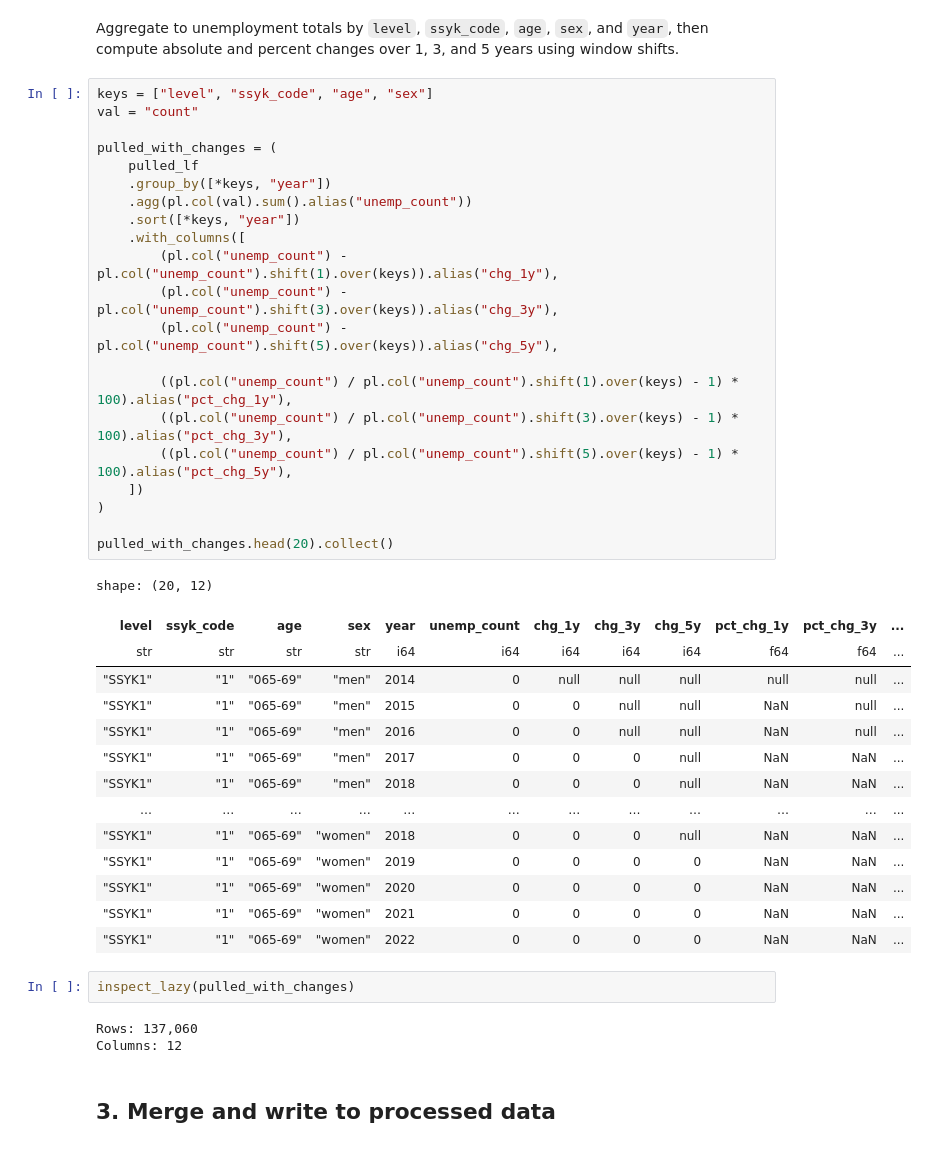
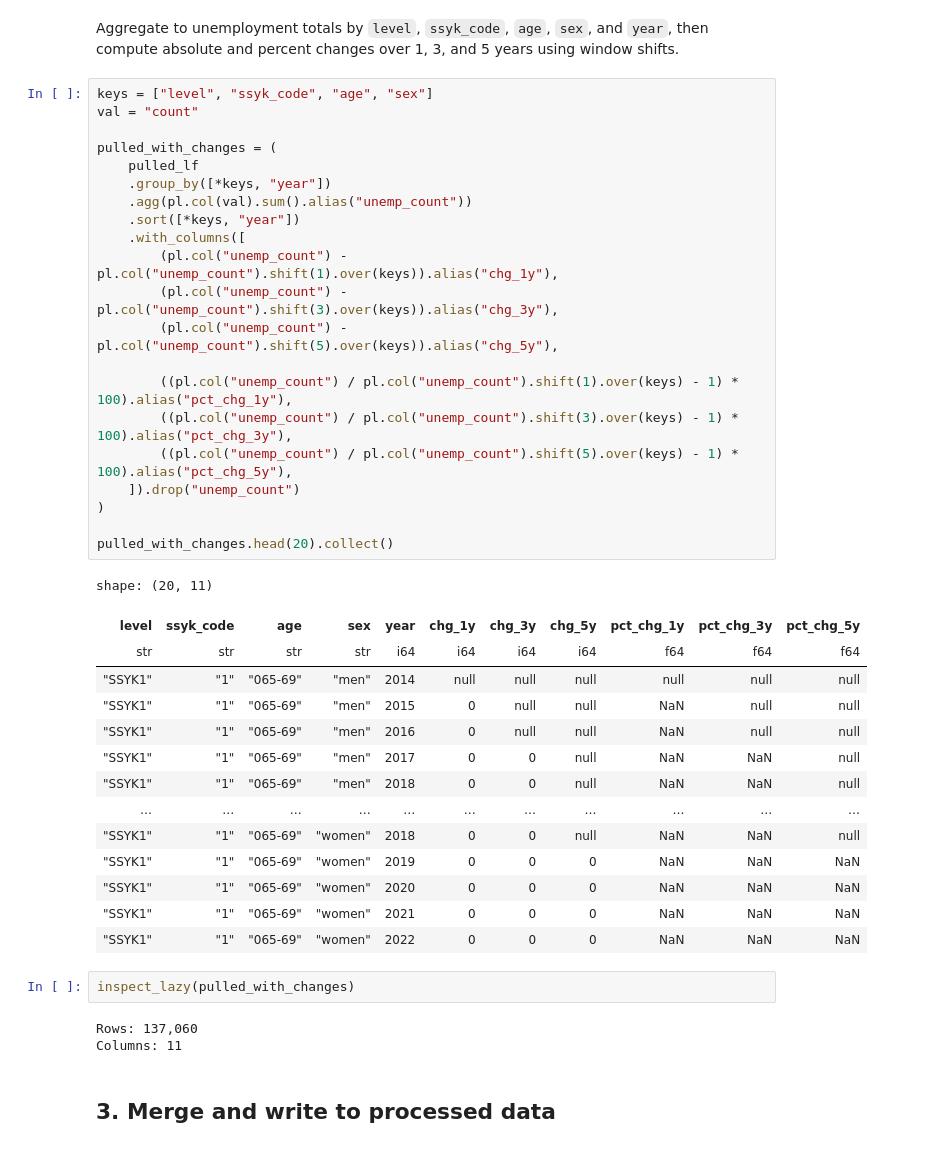
Before and after one commit to joseph-data/AI_Econ_daioe_years, a Jupyter notebook: notebooks/data_edits.ipynb, the cells around one changed output. Drawn from its saved outputs; the diff is of its cells as text.

```diff
--- a/notebooks/data_edits.ipynb
+++ b/notebooks/data_edits.ipynb
@@ -53,44 +53,44 @@ Aggregate to unemployment totals by `level`, `ssyk_code`, `age`, `sex`, and `yea
 # %%
 keys = ["level", "ssyk_code", "age", "sex"]
 val = "count"
 
 pulled_with_changes = (
     pulled_lf
     .group_by([*keys, "year"])
     .agg(pl.col(val).sum().alias("unemp_count"))
     .sort([*keys, "year"])
     .with_columns([
         (pl.col("unemp_count") - pl.col("unemp_count").shift(1).over(keys)).alias("chg_1y"),
         (pl.col("unemp_count") - pl.col("unemp_count").shift(3).over(keys)).alias("chg_3y"),
         (pl.col("unemp_count") - pl.col("unemp_count").shift(5).over(keys)).alias("chg_5y"),
 
         ((pl.col("unemp_count") / pl.col("unemp_count").shift(1).over(keys) - 1) * 100).alias("pct_chg_1y"),
         ((pl.col("unemp_count") / pl.col("unemp_count").shift(3).over(keys) - 1) * 100).alias("pct_chg_3y"),
         ((pl.col("unemp_count") / pl.col("unemp_count").shift(5).over(keys) - 1) * 100).alias("pct_chg_5y"),
-    ])
+    ]).drop("unemp_count")
 )
 
 pulled_with_changes.head(20).collect()
 # %% [output]
-shape: (20, 12)
+shape: (20, 11)
-| level | ssyk_code | age | sex | year | unemp_count | chg_1y | chg_3y | chg_5y | pct_chg_1y | pct_chg_3y | ... |
-| str | str | str | str | i64 | i64 | i64 | i64 | i64 | f64 | f64 | ... |
-| "SSYK1" | "1" | "065-69" | "men" | 2014 | 0 | null | null | null | null | null | ... |
-| "SSYK1" | "1" | "065-69" | "men" | 2015 | 0 | 0 | null | null | NaN | null | ... |
-| "SSYK1" | "1" | "065-69" | "men" | 2016 | 0 | 0 | null | null | NaN | null | ... |
-| "SSYK1" | "1" | "065-69" | "men" | 2017 | 0 | 0 | 0 | null | NaN | NaN | ... |
-| "SSYK1" | "1" | "065-69" | "men" | 2018 | 0 | 0 | 0 | null | NaN | NaN | ... |
-| … | … | … | … | … | … | … | … | … | … | … | ... |
-| "SSYK1" | "1" | "065-69" | "women" | 2018 | 0 | 0 | 0 | null | NaN | NaN | ... |
-| "SSYK1" | "1" | "065-69" | "women" | 2019 | 0 | 0 | 0 | 0 | NaN | NaN | ... |
-| "SSYK1" | "1" | "065-69" | "women" | 2020 | 0 | 0 | 0 | 0 | NaN | NaN | ... |
-| "SSYK1" | "1" | "065-69" | "women" | 2021 | 0 | 0 | 0 | 0 | NaN | NaN | ... |
-| "SSYK1" | "1" | "065-69" | "women" | 2022 | 0 | 0 | 0 | 0 | NaN | NaN | ... |
+| level | ssyk_code | age | sex | year | chg_1y | chg_3y | chg_5y | pct_chg_1y | pct_chg_3y | pct_chg_5y |
+| str | str | str | str | i64 | i64 | i64 | i64 | f64 | f64 | f64 |
+| "SSYK1" | "1" | "065-69" | "men" | 2014 | null | null | null | null | null | null |
+| "SSYK1" | "1" | "065-69" | "men" | 2015 | 0 | null | null | NaN | null | null |
+| "SSYK1" | "1" | "065-69" | "men" | 2016 | 0 | null | null | NaN | null | null |
+| "SSYK1" | "1" | "065-69" | "men" | 2017 | 0 | 0 | null | NaN | NaN | null |
+| "SSYK1" | "1" | "065-69" | "men" | 2018 | 0 | 0 | null | NaN | NaN | null |
+| … | … | … | … | … | … | … | … | … | … | … |
+| "SSYK1" | "1" | "065-69" | "women" | 2018 | 0 | 0 | null | NaN | NaN | null |
+| "SSYK1" | "1" | "065-69" | "women" | 2019 | 0 | 0 | 0 | NaN | NaN | NaN |
+| "SSYK1" | "1" | "065-69" | "women" | 2020 | 0 | 0 | 0 | NaN | NaN | NaN |
+| "SSYK1" | "1" | "065-69" | "women" | 2021 | 0 | 0 | 0 | NaN | NaN | NaN |
+| "SSYK1" | "1" | "065-69" | "women" | 2022 | 0 | 0 | 0 | NaN | NaN | NaN |
 # %%
 inspect_lazy(pulled_with_changes)
 # %% [output]
 Rows: 137,060
-Columns: 12
+Columns: 11
 # %% [markdown]
 ## 3. Merge and write to processed data
 # %% [markdown]
```
Also changed, not shown: parts of 2 cells of this notebook, 4 other files.
